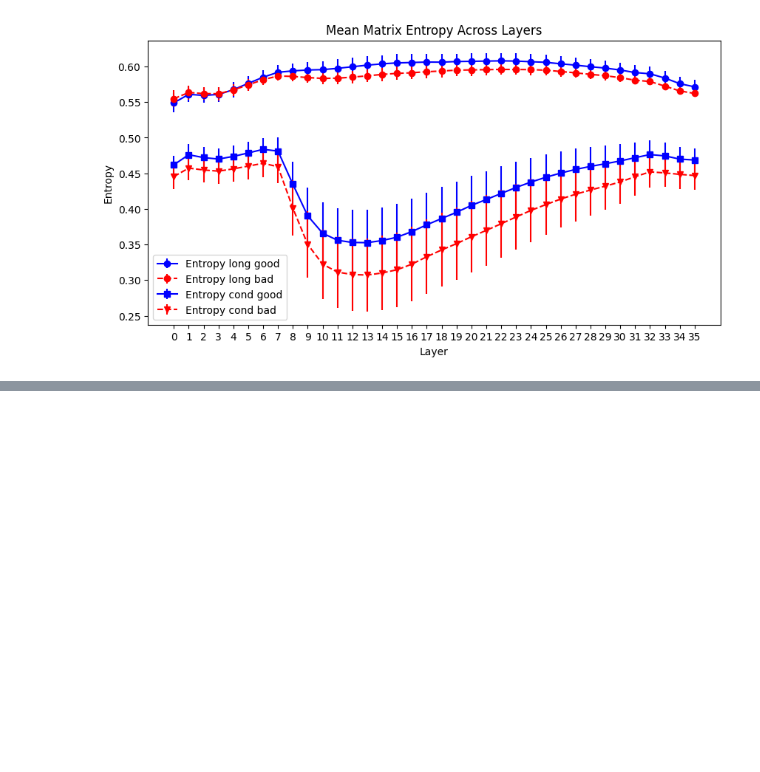
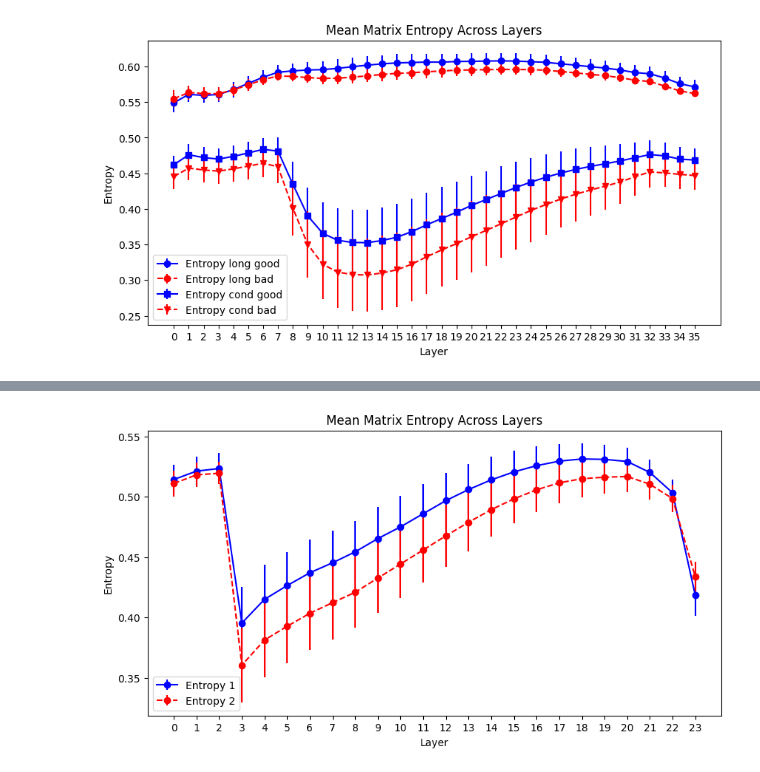
Before and after one commit to YichongLiang/Exploring-Matrix-Entropy-Across-LLM-Layers, a Jupyter notebook: main.ipynb, the cells around one changed output, grey strips where cells are left out. Saved outputs shown, nothing was run; the diff lists cells and outputs as text; code cells hidden in the pictures; blank space fills up the shorter version.

```diff
--- a/main.ipynb
+++ b/main.ipynb
@@ -402,0 +319,3 @@ plot_across_layers(
+# %%
+Entropy_gpt_m_utopian_mean, Entropy_gpt_m_utopian_std = entropy_cal_dataset(utopian_stories,MODEL3)
+Entropy_gpt_m_dytopian_mean, Entropy_gpt_m_dytopian_std = entropy_cal_dataset(dystopian_stories,MODEL3)
@@ -402,0 +350,13 @@ plot_across_layers(
+# %%
+plot_across_layers(
+    Entropy_gpt_m_utopian_mean,
+    Entropy_gpt_m_utopian_std,
+    Entropy_gpt_m_dytopian_mean,
+    Entropy_gpt_m_dytopian_std,
+    None,
+    None,
+    None,
+    None
+)
+# %% [output]
+[figure, added]
```
Also changed, not shown: parts of 46 cells of this notebook, 6 other files.
